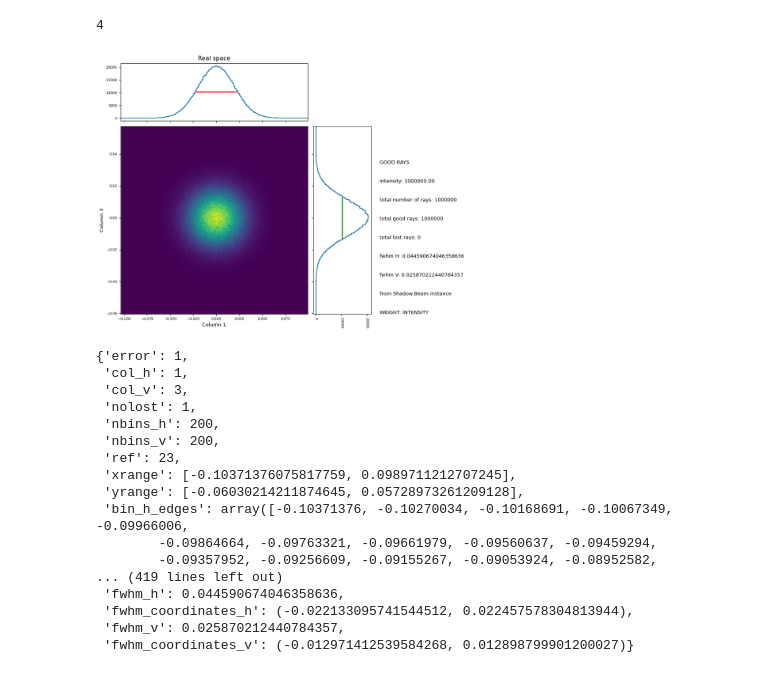
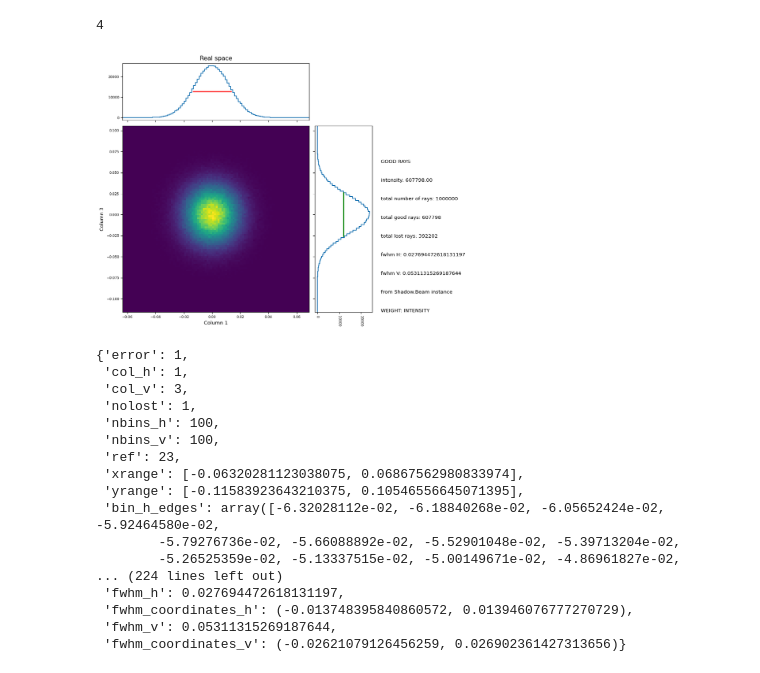
Before and after one commit to amici-lnls/cax-control, a Jupyter notebook: notebooks/cax_sim_class.ipynb, the cells around one changed output. Saved outputs shown, nothing was run; the diff lists cells and outputs as text; code cells hidden in the pictures.

```diff
--- a/notebooks/cax_sim_class.ipynb
+++ b/notebooks/cax_sim_class.ipynb
@@ -189,25 +189,25 @@ len(cax.beams)
 # %% [output]
 4
 # %%
-Shadow.ShadowTools.plotxy(cax.beams[0],1,3,nbins=200,nolost=1,title="Real space")
+Shadow.ShadowTools.plotxy(cax.beams[3],1,3,nbins=100, nolost=1,title="Real space")
 # %% [output]
-[figure, old version]
+[figure, new version]
 {'error': 1,
  'col_h': 1,
  'col_v': 3,
  'nolost': 1,
- 'nbins_h': 200,
- 'nbins_v': 200,
+ 'nbins_h': 100,
+ 'nbins_v': 100,
  'ref': 23,
- 'xrange': [-0.10371376075817759, 0.0989711212707245],
- 'yrange': [-0.06030214211874645, 0.05728973261209128],
- 'bin_h_edges': array([-0.10371376, -0.10270034, -0.10168691, -0.10067349, -0.09966006,
-        -0.09864664, -0.09763321, -0.09661979, -0.09560637, -0.09459294,
-        -0.09357952, -0.09256609, -0.09155267, -0.09053924, -0.08952582,
-... (419 lines left out)
- 'fwhm_h': 0.044590674046358636,
- 'fwhm_coordinates_h': (-0.022133095741544512, 0.022457578304813944),
- 'fwhm_v': 0.025870212440784357,
- 'fwhm_coordinates_v': (-0.012971412539584268, 0.012898799901200027)}
+ 'xrange': [-0.06320281123038075, 0.06867562980833974],
+ 'yrange': [-0.11583923643210375, 0.10546556645071395],
+ 'bin_h_edges': array([-6.32028112e-02, -6.18840268e-02, -6.05652424e-02, -5.92464580e-02,
+        -5.79276736e-02, -5.66088892e-02, -5.52901048e-02, -5.39713204e-02,
+        -5.26525359e-02, -5.13337515e-02, -5.00149671e-02, -4.86961827e-02,
+... (224 lines left out)
+ 'fwhm_h': 0.027694472618131197,
+ 'fwhm_coordinates_h': (-0.013748395840860572, 0.013946076777270729),
+ 'fwhm_v': 0.05311315269187644,
+ 'fwhm_coordinates_v': (-0.02621079126456259, 0.026902361427313656)}
 # %%
 Shadow.ShadowTools.plotxy(cax.beams[3],1,3,nbins=101,nolost=1,title="Real space")
```
Also changed, not shown: parts of 18 cells of this notebook, 2 other files.
